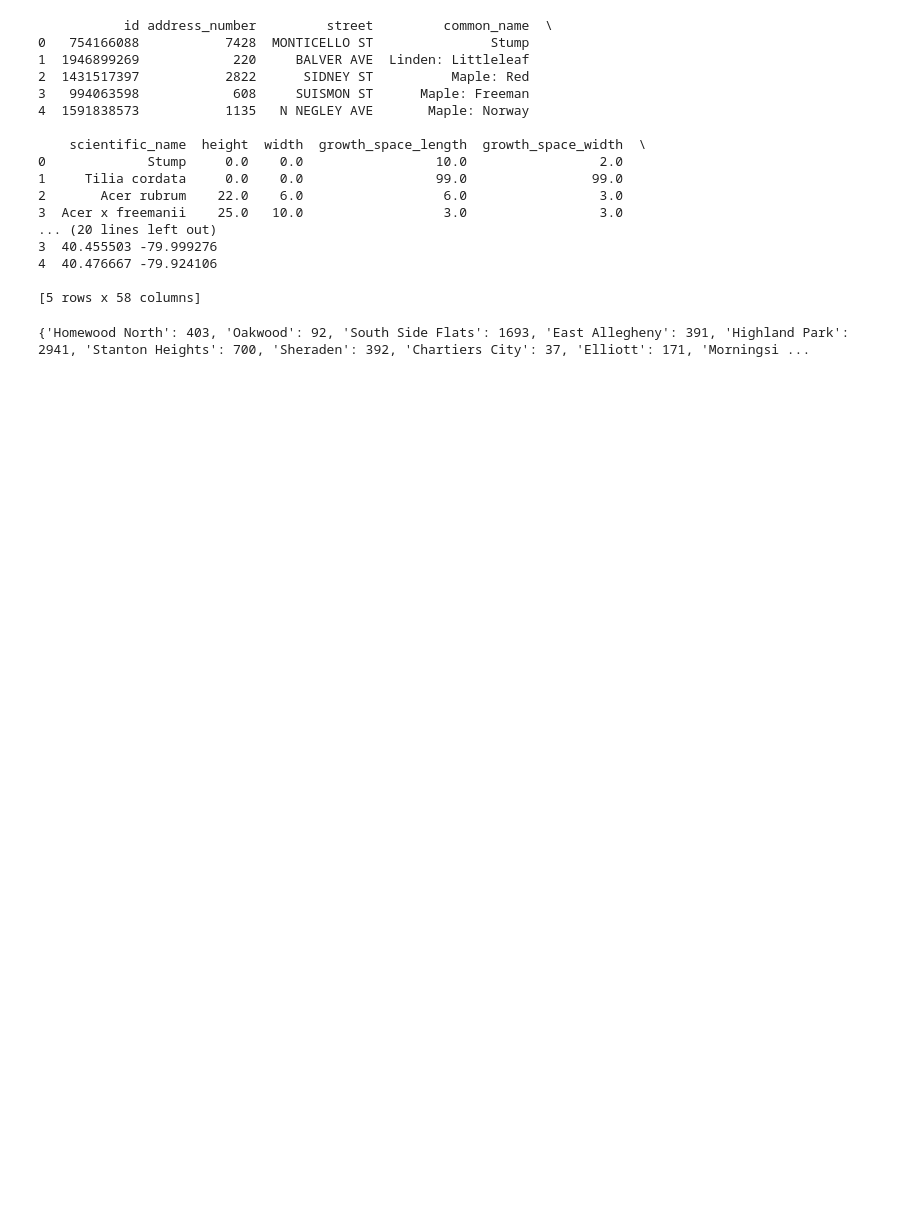
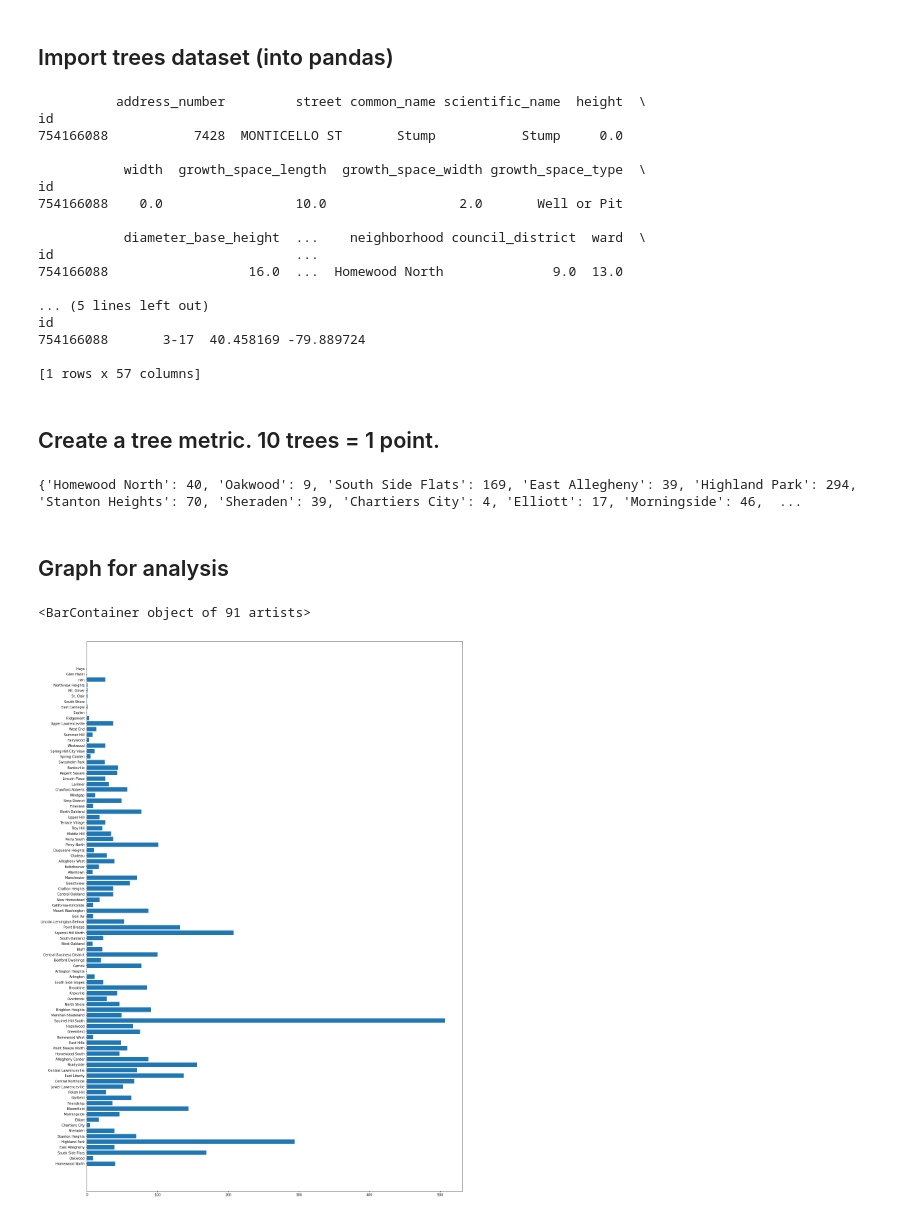
Before and after one commit to lpinn/Big-Ideas-Final-Project, a Jupyter notebook: nab180-trees.ipynb, the cells around one changed output. Drawn from its saved outputs; the diff is of its cells as text; code cells hidden in the pictures; blank space fills up the shorter version.

```diff
--- a/nab180-trees.ipynb
+++ b/nab180-trees.ipynb
@@ -6,34 +9,50 @@ import numpy as np
+# %% [markdown]
+## Import trees dataset (into pandas)
 # %%
-treesData = pd.read_csv("https://data.wprdc.org/datastore/dump/1515a93c-73e3-4425-9b35-1cd11b2196da")
+treesData = pd.read_csv("https://data.wprdc.org/datastore/dump/1515a93c-73e3-4425-9b35-1cd11b2196da", index_col="id", low_memory=False)
 dictionaryMetric = {}
 print(treesData.head(1))
 # %% [output]
-           id address_number         street         common_name  \
-0   754166088           7428  MONTICELLO ST               Stump
-1  1946899269            220     BALVER AVE  Linden: Littleleaf
-2  1431517397           2822      SIDNEY ST          Maple: Red
-3   994063598            608     SUISMON ST      Maple: Freeman
-4  1591838573           1135   N NEGLEY AVE       Maple: Norway
+          address_number         street common_name scientific_name  height  \
+id
+754166088           7428  MONTICELLO ST       Stump           Stump     0.0
 
-    scientific_name  height  width  growth_space_length  growth_space_width  \
-0             Stump     0.0    0.0                 10.0                 2.0
-1     Tilia cordata     0.0    0.0                 99.0                99.0
-2       Acer rubrum    22.0    6.0                  6.0                 3.0
-3  Acer x freemanii    25.0   10.0                  3.0                 3.0
-... (20 lines left out)
-3  40.455503 -79.999276
-4  40.476667 -79.924106
+           width  growth_space_length  growth_space_width growth_space_type  \
+id
+754166088    0.0                 10.0                 2.0       Well or Pit
 
-[5 rows x 58 columns]
+           diameter_base_height  ...    neighborhood council_district  ward  \
+id                               ...
+754166088                  16.0  ...  Homewood North              9.0  13.0
+
+... (5 lines left out)
+id
+754166088       3-17  40.458169 -79.889724
+
+[1 rows x 57 columns]
+# %% [markdown]
+## Create a tree metric. 10 trees = 1 point.
 # %%
 def treeMetricAdd():
     for i in range(0, len(treesData) - 1):
         if (treesData["neighborhood"].iloc[i] in dictionaryMetric):
-            dictionaryMetric[treesData["neighborhood"].iloc[i]] += 1
+            dictionaryMetric[treesData["neighborhood"].iloc[i]] += 0.1
         else:
-            dictionaryMetric[treesData["neighborhood"].iloc[i]] = 1
+            dictionaryMetric[treesData["neighborhood"].iloc[i]] = 0.1
+    for k in dictionaryMetric:
+        dictionaryMetric[k] = round(dictionaryMetric[k])
 
 treeMetricAdd()
 print(dictionaryMetric)
 # %% [output]
-{'Homewood North': 403, 'Oakwood': 92, 'South Side Flats': 1693, 'East Allegheny': 391, 'Highland Park': 2941, 'Stanton Heights': 700, 'Sheraden': 392, 'Chartiers City': 37, 'Elliott': 171, 'Morningsi ...
+{'Homewood North': 40, 'Oakwood': 9, 'South Side Flats': 169, 'East Allegheny': 39, 'Highland Park': 294, 'Stanton Heights': 70, 'Sheraden': 39, 'Chartiers City': 4, 'Elliott': 17, 'Morningside': 46,  ...
+# %% [markdown]
+## Graph for analysis
+# %%
+n = list(dictionaryMetric.keys())
+val = list(dictionaryMetric.values())
+plt.figure(figsize=(20, 30))
+plt.barh(range(len(dictionaryMetric)),val,tick_label=n)
+# %% [output]
+<BarContainer object of 91 artists>
+[figure, added]
```
Also changed, not shown: parts of 5 cells of this notebook.
